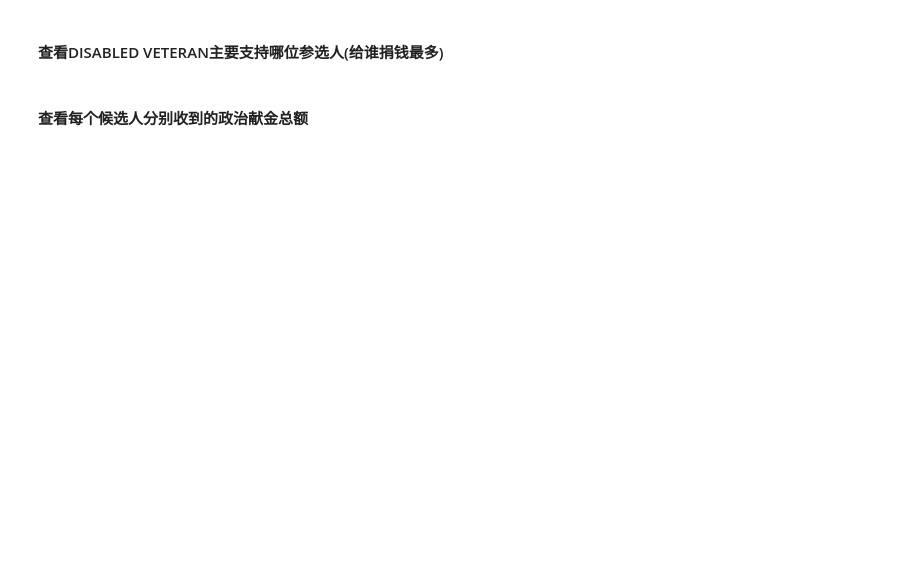
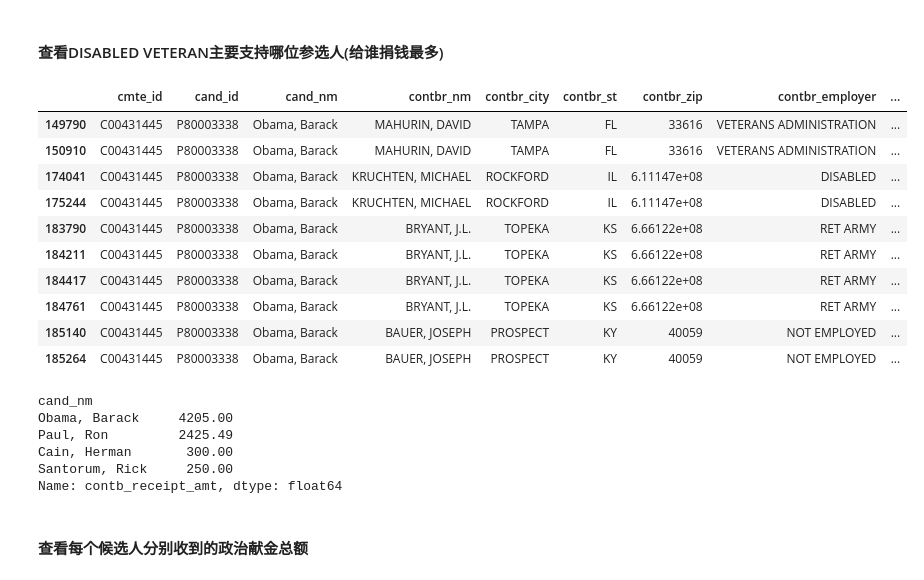
Before and after one commit to PeterZhangxing/my_lectures, a Jupyter notebook: third_lecture/usa_election_pd_blank.ipynb, the cells around one changed output. Drawn from its saved outputs; the diff is of its cells as text; code cells hidden in the pictures; blank space fills up the shorter version.

```diff
--- a/third_lecture/usa_election_pd_blank.ipynb
+++ b/third_lecture/usa_election_pd_blank.ipynb
@@ -59,0 +58,4 @@ df.head(3)
+# %%
+# 基于字典对应关系，对每一个数据进行转换
+df['party'] = df['cand_nm'].map(parties)
+df.head()
@@ -72,2 +115,13 @@ df.head(3)
+# %%
+# 构建应用到每一行数据中，日期列的转换函数
+def change_date_format(ori_date):
+    '01-AUG-11'
+    year,month,day = ori_date.split('-')
+    year = str(20) + year
+    month = str(months[month])
+    month = '0' + month if len(month) == 1 else month
+    return '-'.join([year,month,day]) # '2001-08-11'
 # %%
 # df['contb_receipt_dt'].apply(change_date) # 也能完成同样的功能
+df['contb_receipt_dt'] = df['contb_receipt_dt'].apply(change_date_format).head(10)
+df.head(3)
@@ -80,2 +135,28 @@ df.head(3)
+# %%
+# 获取捐款人的职业是老兵的行
+df_vet = df[df['contbr_occupation']=='DISABLED VETERAN']
+df_vet.head(10)
+# %% [output]
+|  | cmte_id | cand_id | cand_nm | contbr_nm | contbr_city | contbr_st | contbr_zip | contbr_employer | ... |
+| 149790 | C00431445 | P80003338 | Obama, Barack | MAHURIN, DAVID | TAMPA | FL | 33616 | VETERANS ADMINISTRATION | ... |
+| 150910 | C00431445 | P80003338 | Obama, Barack | MAHURIN, DAVID | TAMPA | FL | 33616 | VETERANS ADMINISTRATION | ... |
+| 174041 | C00431445 | P80003338 | Obama, Barack | KRUCHTEN, MICHAEL | ROCKFORD | IL | 6.11147e+08 | DISABLED | ... |
+| 175244 | C00431445 | P80003338 | Obama, Barack | KRUCHTEN, MICHAEL | ROCKFORD | IL | 6.11147e+08 | DISABLED | ... |
+| 183790 | C00431445 | P80003338 | Obama, Barack | BRYANT, J.L. | TOPEKA | KS | 6.66122e+08 | RET ARMY | ... |
+| 184211 | C00431445 | P80003338 | Obama, Barack | BRYANT, J.L. | TOPEKA | KS | 6.66122e+08 | RET ARMY | ... |
+| 184417 | C00431445 | P80003338 | Obama, Barack | BRYANT, J.L. | TOPEKA | KS | 6.66122e+08 | RET ARMY | ... |
+| 184761 | C00431445 | P80003338 | Obama, Barack | BRYANT, J.L. | TOPEKA | KS | 6.66122e+08 | RET ARMY | ... |
+| 185140 | C00431445 | P80003338 | Obama, Barack | BAUER, JOSEPH | PROSPECT | KY | 40059 | NOT EMPLOYED | ... |
+| 185264 | C00431445 | P80003338 | Obama, Barack | BAUER, JOSEPH | PROSPECT | KY | 40059 | NOT EMPLOYED | ... |
+# %%
+# 分组后，使用聚合函数完成统计，aggregate支持使用自定义的聚合函数
+df_vet.groupby(by='cand_nm',axis=0)['contb_receipt_amt'].aggregate('sum').sort_values(ascending=False)
+# %% [output]
+cand_nm
+Obama, Barack     4205.00
+Paul, Ron         2425.49
+Cain, Herman       300.00
+Santorum, Rick     250.00
+Name: contb_receipt_amt, dtype: float64
 # %% [markdown]
 #### 查看每个候选人分别收到的政治献金总额
```
Also changed, not shown: parts of 17 cells of this notebook.
